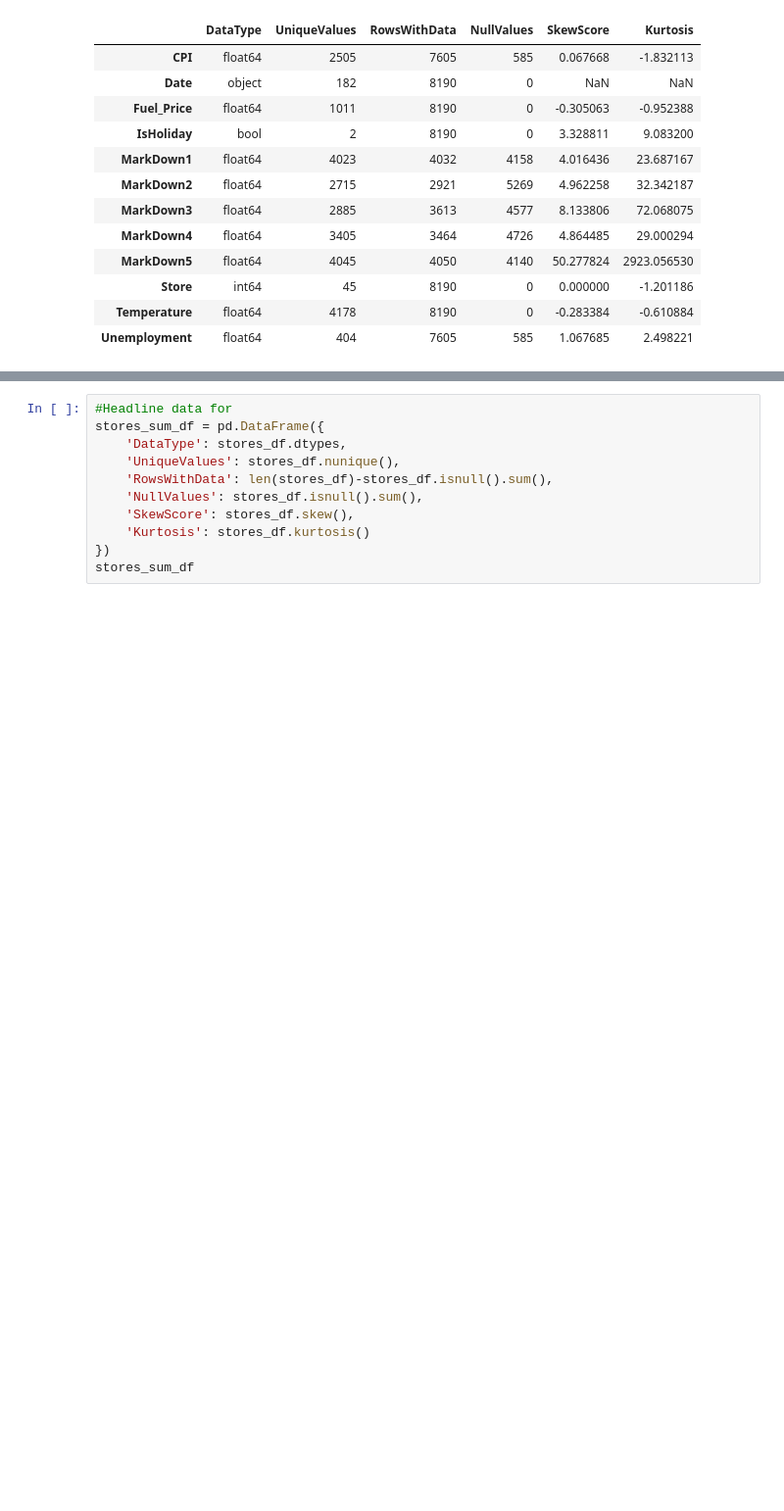
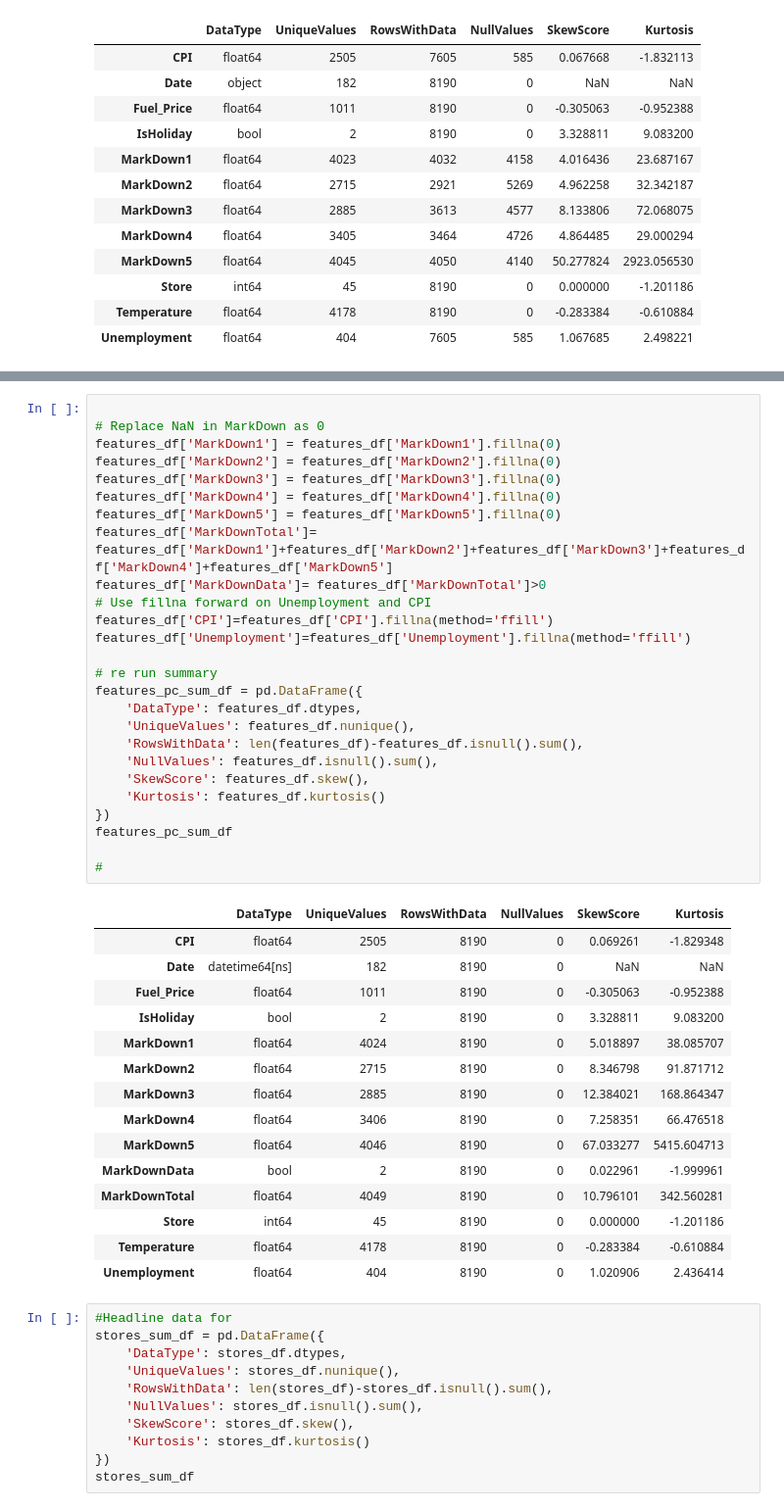
Before and after one commit to Golder-Development/CI_DA_Project_Jan2025_pg, a Jupyter notebook: jupyter_notebooks/IFa_JupyterNotebpook.ipynb, the cells around one changed output, grey strips where cells are left out. Shown at 98% size. Drawn from its saved outputs; the diff is of its cells as text; blank space fills up the shorter version.

```diff
--- a/jupyter_notebooks/IFa_JupyterNotebpook.ipynb
+++ b/jupyter_notebooks/IFa_JupyterNotebpook.ipynb
@@ -255,3 +246,45 @@ features_df.head()
+# %%
+
+# Replace NaN in MarkDown as 0
+features_df['MarkDown1'] = features_df['MarkDown1'].fillna(0)
+features_df['MarkDown2'] = features_df['MarkDown2'].fillna(0)
+features_df['MarkDown3'] = features_df['MarkDown3'].fillna(0)
+features_df['MarkDown4'] = features_df['MarkDown4'].fillna(0)
+features_df['MarkDown5'] = features_df['MarkDown5'].fillna(0)
+features_df['MarkDownTotal']= features_df['MarkDown1']+features_df['MarkDown2']+features_df['MarkDown3']+features_df['MarkDown4']+features_df['MarkDown5']
+features_df['MarkDownData']= features_df['MarkDownTotal']>0
+# Use fillna forward on Unemployment and CPI
+features_df['CPI']=features_df['CPI'].fillna(method='ffill')
+features_df['Unemployment']=features_df['Unemployment'].fillna(method='ffill')
+
+# re run summary
+features_pc_sum_df = pd.DataFrame({
+    'DataType': features_df.dtypes,
+    'UniqueValues': features_df.nunique(),
+    'RowsWithData': len(features_df)-features_df.isnull().sum(),
+    'NullValues': features_df.isnull().sum(),
+    'SkewScore': features_df.skew(),
+    'Kurtosis': features_df.kurtosis()
+})
+features_pc_sum_df
+
+#
+# %% [output]
+|  | DataType | UniqueValues | RowsWithData | NullValues | SkewScore | Kurtosis |
+| CPI | float64 | 2505 | 8190 | 0 | 0.069261 | -1.829348 |
+| Date | datetime64[ns] | 182 | 8190 | 0 | NaN | NaN |
+| Fuel_Price | float64 | 1011 | 8190 | 0 | -0.305063 | -0.952388 |
+| IsHoliday | bool | 2 | 8190 | 0 | 3.328811 | 9.083200 |
+| MarkDown1 | float64 | 4024 | 8190 | 0 | 5.018897 | 38.085707 |
+| MarkDown2 | float64 | 2715 | 8190 | 0 | 8.346798 | 91.871712 |
+| MarkDown3 | float64 | 2885 | 8190 | 0 | 12.384021 | 168.864347 |
+| MarkDown4 | float64 | 3406 | 8190 | 0 | 7.258351 | 66.476518 |
+| MarkDown5 | float64 | 4046 | 8190 | 0 | 67.033277 | 5415.604713 |
+| MarkDownData | bool | 2 | 8190 | 0 | 0.022961 | -1.999961 |
+| MarkDownTotal | float64 | 4049 | 8190 | 0 | 10.796101 | 342.560281 |
+| Store | int64 | 45 | 8190 | 0 | 0.000000 | -1.201186 |
+| Temperature | float64 | 4178 | 8190 | 0 | -0.283384 | -0.610884 |
+| Unemployment | float64 | 404 | 8190 | 0 | 1.020906 | 2.436414 |
 # %%
 #Headline data for
 stores_sum_df = pd.DataFrame({
```
Also changed, not shown: parts of 8 cells of this notebook.
